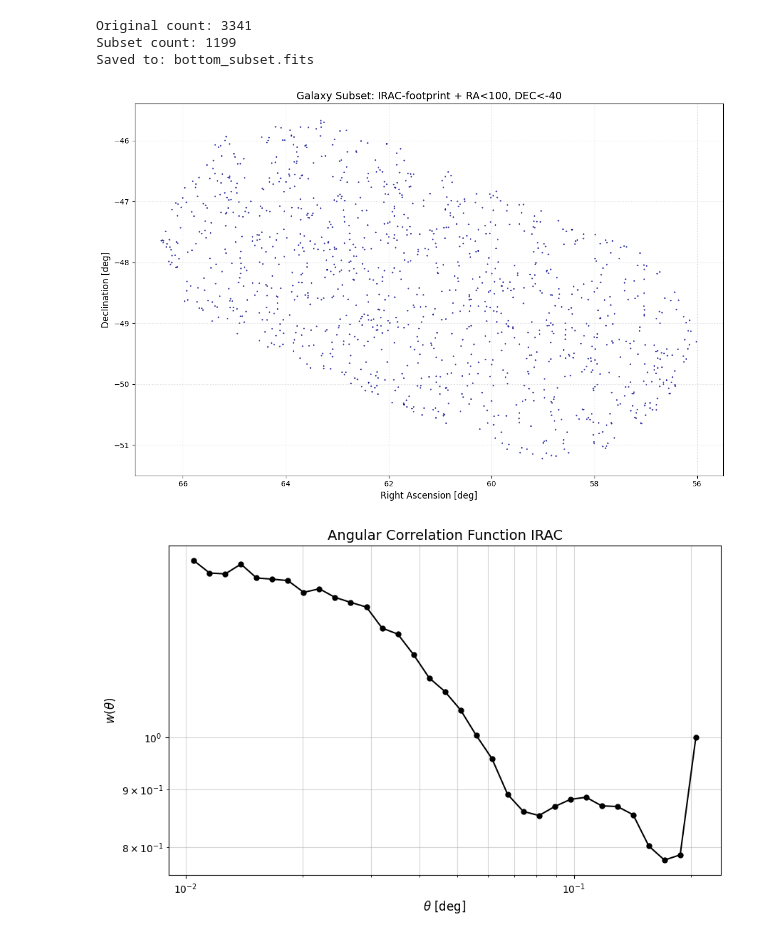
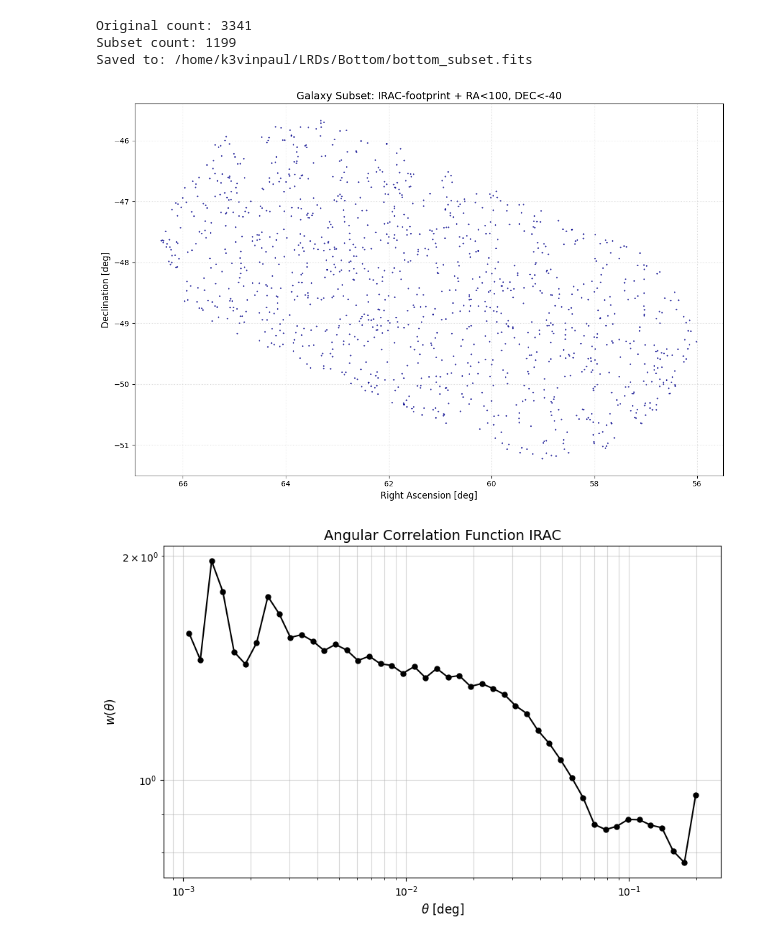
Before and after one commit to k3vinpaul/LRDs, a Jupyter notebook: Bottom/testbottompatch.ipynb, the cells around one changed output. Saved outputs shown, nothing was run; the diff lists cells and outputs as text; code cells hidden in the pictures.

```diff
--- a/Bottom/testbottompatch.ipynb
+++ b/Bottom/testbottompatch.ipynb
@@ -122,8 +122,8 @@ def plot_subset(subset):
 # 3. Main Execution
 # ------------------------------
 if __name__ == "__main__":
-    input_path = "LRD_MarIRAC.fits"
-    output_path = "bottom_subset.fits"
+    input_path = "/home/k3vinpaul/LRDs/LRD_MarIRAC.fits"
+    output_path = "/home/k3vinpaul/LRDs/Bottom/bottom_subset.fits"
 
     # Filter and save
     subset = filter_and_save_subset(input_path, output_path)
@@ -136,7 +136,7 @@ if __name__ == "__main__":
 # %% [output]
 Original count: 3341
 Subset count: 1199
-Saved to: bottom_subset.fits
+Saved to: /home/k3vinpaul/LRDs/Bottom/bottom_subset.fits
 [figure]
 # %%
 import numpy as np
@@ -154,7 +154,7 @@ def load_subset_data(filename):
         dec = data['DEC']
     return ra, dec
 
-ra_data, dec_data = load_subset_data('bottom_subset.fits')
+ra_data, dec_data = load_subset_data('/home/k3vinpaul/LRDs/Bottom/bottom_subset.fits')
 
 # ------------------------
 # 2. Generate Random Catalog
@@ -175,7 +175,7 @@ dec_rand_rad = np.radians(dec_rand)
 # 3. Compute Pair Counts
 # ------------------------
 # Define angular bins (adjust to your science case)
-theta_bins = np.logspace(-2., 2., 100) # 100 bins from 0.01 to 100 degrees
+theta_bins = np.logspace(-3., 2., 100) # 100 bins from 0.01 to 100 degrees
 
 # Calculate raw pair counts
 DD = DDtheta_mocks(autocorr=1, nthreads=4, binfile=theta_bins,
@@ -204,34 +204,34 @@ rr_norm_factor = n_rand * (n_rand - 1) / 2
 
 # Normalized pair counts
 dd_normalized = dd / dd_norm_factor
 dr_normalized = dr / dr_norm_factor
 rr_normalized = rr / rr_norm_factor
 
 # Compute w(theta)
 with np.errstate(divide='ignore', invalid='ignore'):
     w_theta = (dd_normalized - 2 * dr_normalized + rr_normalized) / rr_normalized
 
 # Mask invalid bins (RR=0 or NaN)
 valid_mask = (rr > 0) & np.isfinite(w_theta)
 theta_centers = (theta_bins[1:] + theta_bins[:-1]) / 2
 theta_valid = theta_centers[valid_mask]
 w_valid = w_theta[valid_mask]
 
 # ------------------------
 # 5. Plot
 # ------------------------
 plt.figure(figsize=(10, 6))
 plt.plot(theta_valid, w_valid, 'ko-', markersize=5)
 plt.xscale('log')
 plt.yscale('log')
 plt.xlabel(r'$\theta$ [deg]', fontsize=12)
 plt.ylabel(r'$w(\theta)$', fontsize=12)
 plt.title('Angular Correlation Function IRAC', fontsize=14)
 plt.grid(which='both', alpha=0.5)
 plt.savefig('angular_correlation_function_IRAC.png', dpi=300)
 plt.show()
 # %% [output]
-[figure, old version]
+[figure, new version]
 # %%
 import numpy as np
 import matplotlib.pyplot as plt
```
Also changed, not shown: parts of 2 cells of this notebook, 9 other files.
